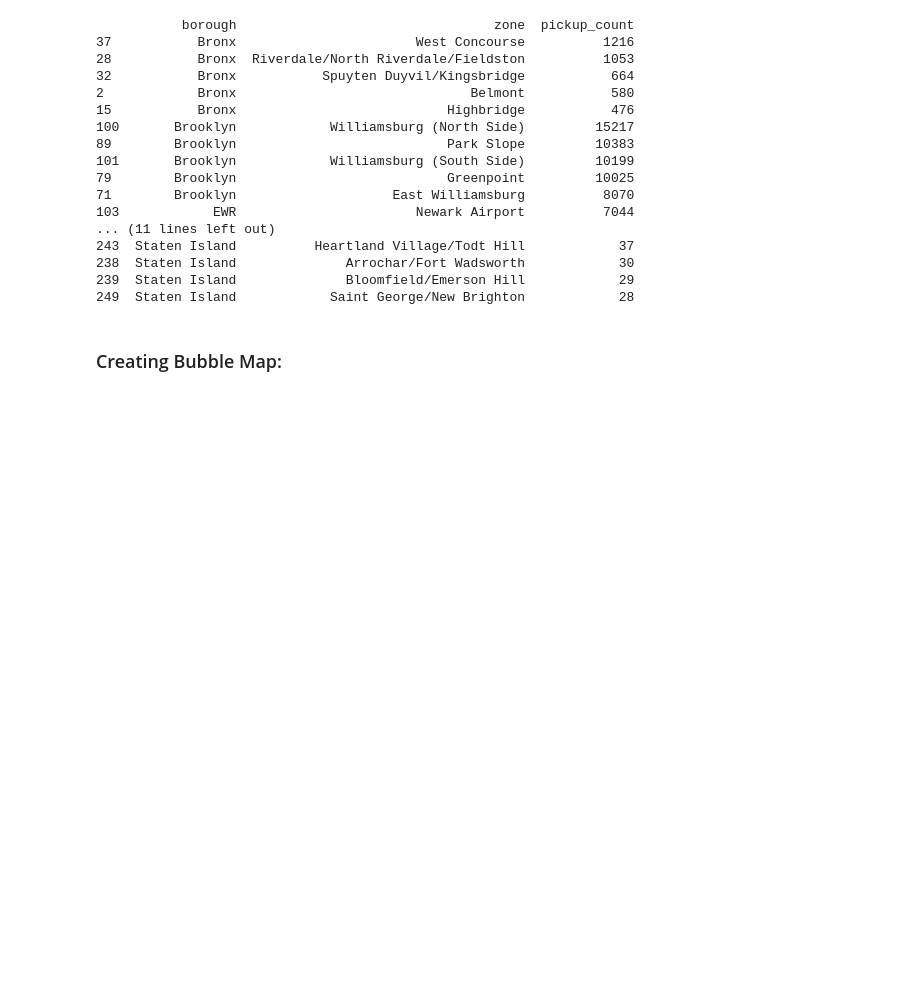
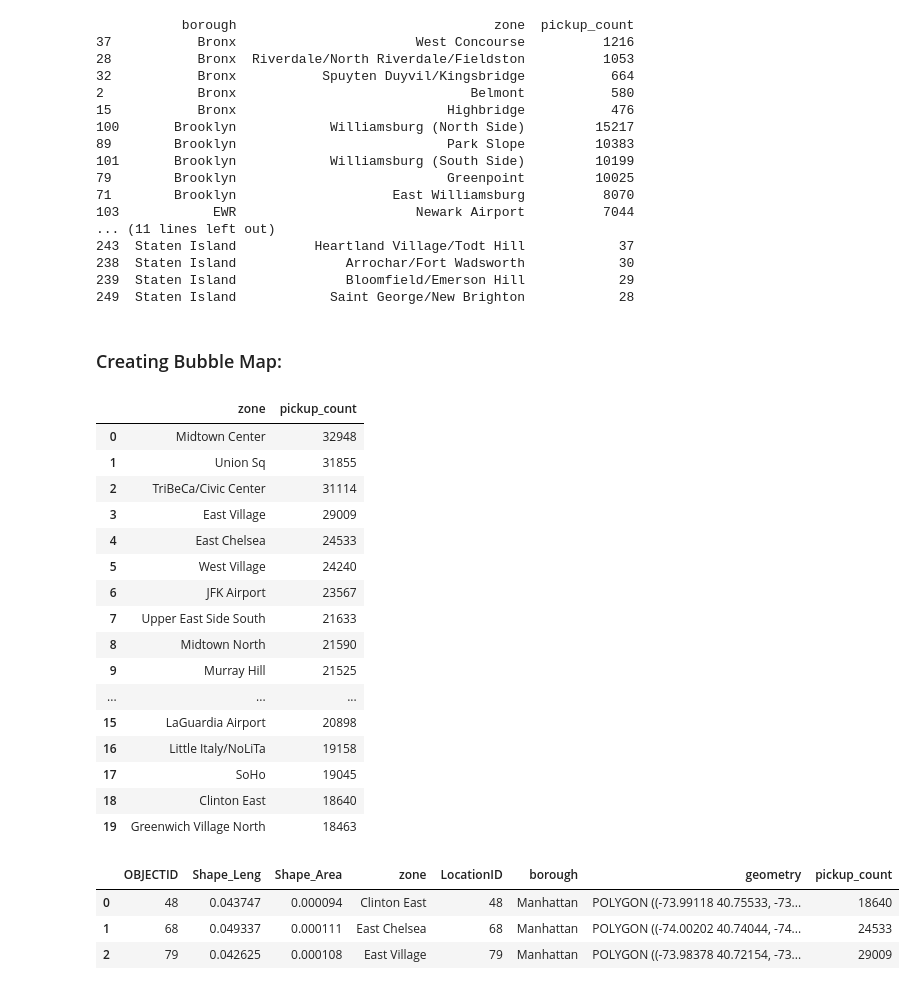
Before and after one commit to Namrota/Spatial-Data-Analysis, a Jupyter notebook: spatial_analysis_uber.ipynb, the cells around one changed output. Drawn from its saved outputs; the diff is of its cells as text; code cells hidden in the pictures; blank space fills up the shorter version.

Commit message:
Phase 3: Bubble Map Visualization

```diff
--- a/spatial_analysis_uber.ipynb
+++ b/spatial_analysis_uber.ipynb
@@ -311,3 +312,35 @@ print(top_pickup_zones)
 249  Staten Island            Saint George/New Brighton            28
 # %% [markdown]
 ### Creating Bubble Map:
+# %%
+# Filtering top 20 pickup zones and storing it as a DataFrame:
+
+uber_pickup_zones=(uber_zones['zone'].value_counts()[0:20]).reset_index()
+uber_pickup_zones.columns= ['zone', 'pickup_count']
+uber_pickup_zones
+# %% [output]
+|  | zone | pickup_count |
+| 0 | Midtown Center | 32948 |
+| 1 | Union Sq | 31855 |
+| 2 | TriBeCa/Civic Center | 31114 |
+| 3 | East Village | 29009 |
+| 4 | East Chelsea | 24533 |
+| 5 | West Village | 24240 |
+| 6 | JFK Airport | 23567 |
+| 7 | Upper East Side South | 21633 |
+| 8 | Midtown North | 21590 |
+| 9 | Murray Hill | 21525 |
+| ... | ... | ... |
+| 15 | LaGuardia Airport | 20898 |
+| 16 | Little Italy/NoLiTa | 19158 |
+| 17 | SoHo | 19045 |
+| 18 | Clinton East | 18640 |
+| 19 | Greenwich Village North | 18463 |
+# %%
+zone_bubble_df= zones.merge(uber_pickup_zones, on= 'zone', how= 'inner') # keep all those data that matches both the table based on zone
+zone_bubble_df.head(3)
+# %% [output]
+|  | OBJECTID | Shape_Leng | Shape_Area | zone | LocationID | borough | geometry | pickup_count |
+| 0 | 48 | 0.043747 | 0.000094 | Clinton East | 48 | Manhattan | POLYGON ((-73.99118 40.75533, -73... | 18640 |
+| 1 | 68 | 0.049337 | 0.000111 | East Chelsea | 68 | Manhattan | POLYGON ((-74.00202 40.74044, -74... | 24533 |
+| 2 | 79 | 0.042625 | 0.000108 | East Village | 79 | Manhattan | POLYGON ((-73.98378 40.72154, -73... | 29009 |
```
Also changed, not shown: parts of 7 cells of this notebook.
